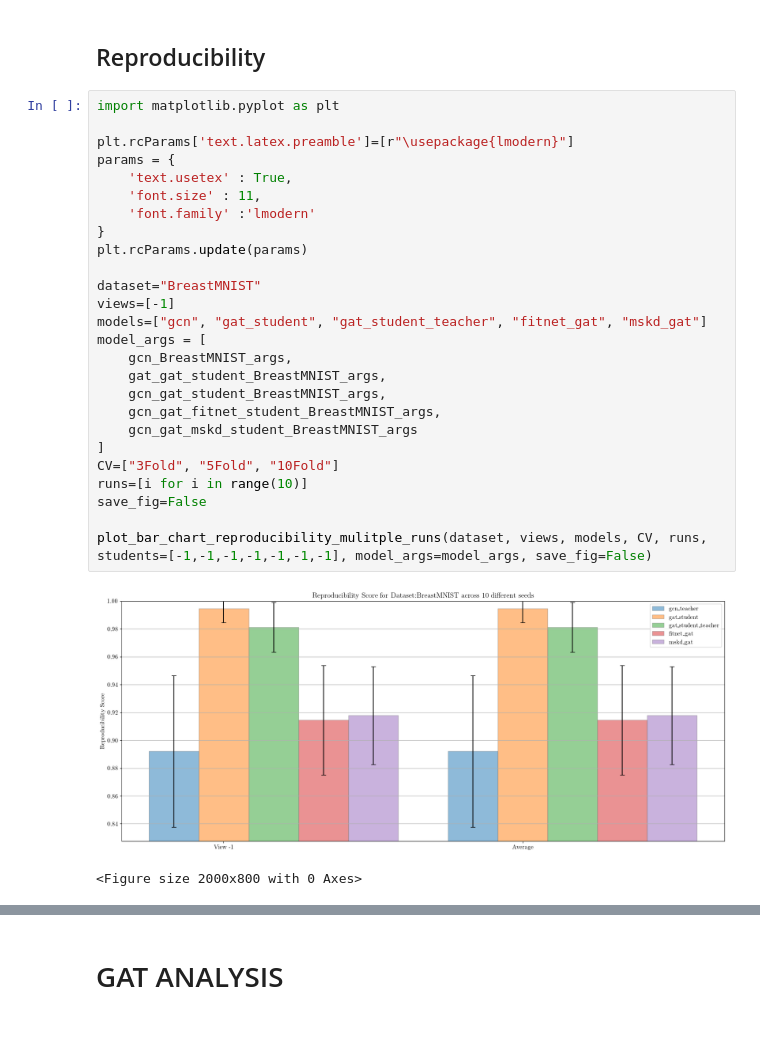
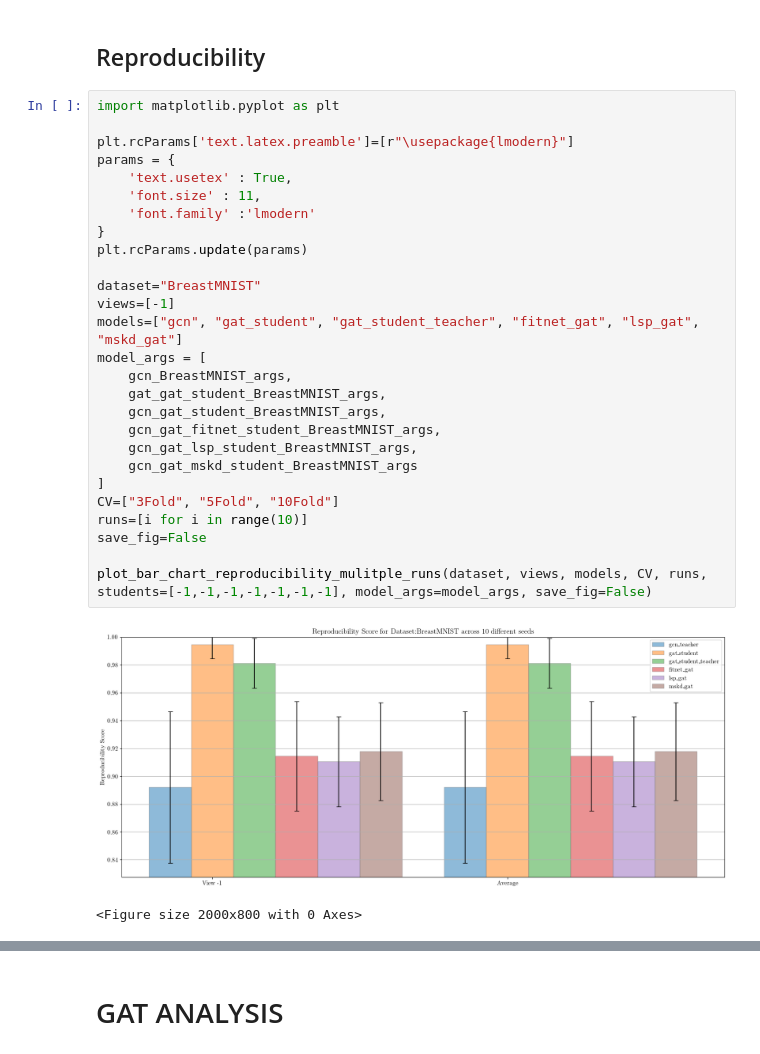
Before and after one commit to LorenzoStigliano/thesis-imperial, a Jupyter notebook: src/notebooks/study_MedMNIST_BreastMNIST_gcn_gat.ipynb, the cells around one changed output, grey strips where cells are left out. Cells and saved outputs as stored; diff of their text form.

```diff
--- a/src/notebooks/study_MedMNIST_BreastMNIST_gcn_gat.ipynb
+++ b/src/notebooks/study_MedMNIST_BreastMNIST_gcn_gat.ipynb
@@ -19,31 +22,32 @@ from models_config.model_config_BreastMNIST import *
 # %%
 import matplotlib.pyplot as plt
 
 plt.rcParams['text.latex.preamble']=[r"\usepackage{lmodern}"]
 params = {
     'text.usetex' : True,
     'font.size' : 11,
     'font.family' :'lmodern'
 }
 plt.rcParams.update(params)
 
 dataset="BreastMNIST"
 views=[-1]
-models=["gcn", "gat_student", "gat_student_teacher", "fitnet_gat", "mskd_gat"]
+models=["gcn", "gat_student", "gat_student_teacher", "fitnet_gat", "lsp_gat", "mskd_gat"]
 model_args = [
     gcn_BreastMNIST_args,
     gat_gat_student_BreastMNIST_args,
     gcn_gat_student_BreastMNIST_args,
     gcn_gat_fitnet_student_BreastMNIST_args,
+    gcn_gat_lsp_student_BreastMNIST_args,
     gcn_gat_mskd_student_BreastMNIST_args
 ]
 CV=["3Fold", "5Fold", "10Fold"]
 runs=[i for i in range(10)]
 save_fig=False
 
 plot_bar_chart_reproducibility_mulitple_runs(dataset, views, models, CV, runs, students=[-1,-1,-1,-1,-1,-1,-1], model_args=model_args, save_fig=False)
 # %% [output]
-[figure, old version]
+[figure, new version]
 <Figure size 2000x800 with 0 Axes>
 # %%
 for view in [-1]:
```
Also changed, not shown: parts of 7 cells of this notebook, 30 other files.
